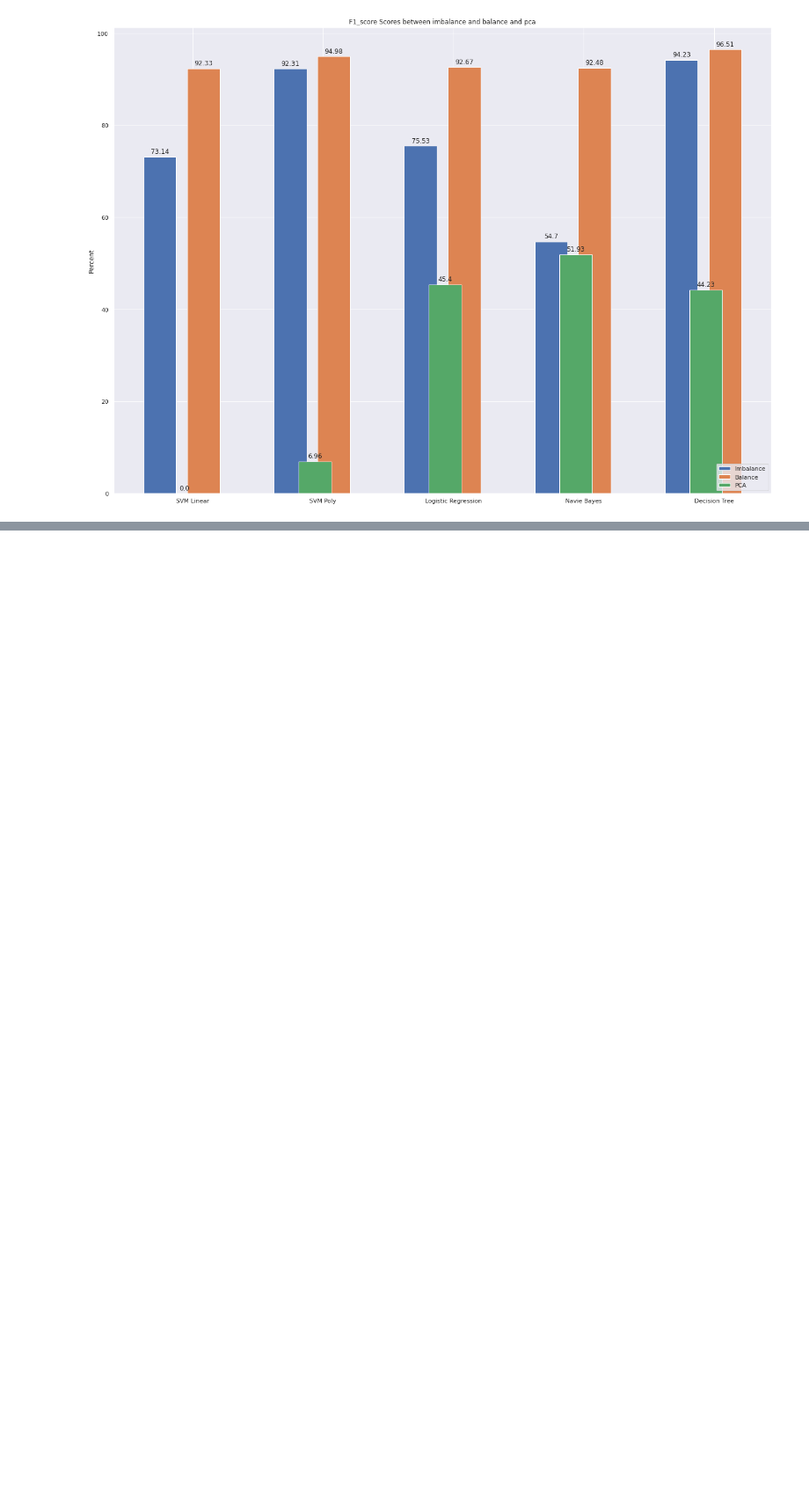
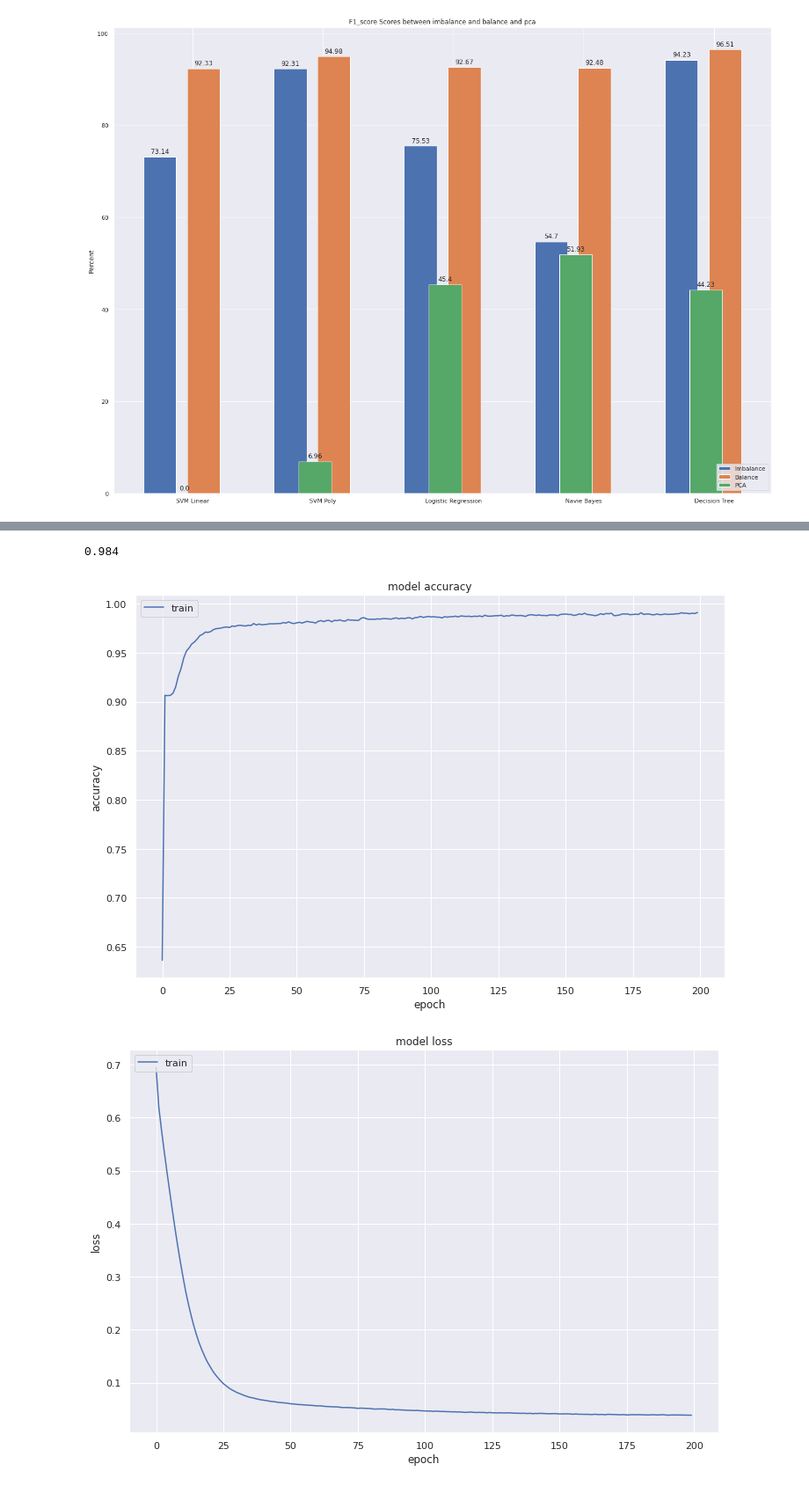
Before and after one commit to susannoo123/CS115, a Jupyter notebook: SVM_final.ipynb, the cells around one changed output, grey strips where cells are left out. Shown at 88% size. Drawn from its saved outputs; the diff is of its cells as text; code cells hidden in the pictures; blank space fills up the shorter version.

```diff
--- a/SVM_final.ipynb
+++ b/SVM_final.ipynb
@@ -1032,0 +1058,8 @@ VisualAllMethod(y_pred_list,y_pred_pca,"f1_score")
+# %%
+model = Sequential()
+model.add(Dense(11,activation='relu',input_dim=11))
+model.add(Dense(6, activation='sigmoid'))
+model.add(Dense(4, activation='relu'))
+model.add(Dense(1,activation='sigmoid'))
+
+model.compile(loss='binary_crossentropy',optimizer='rmsprop',metrics=['accuracy'])
@@ -1032,0 +1085,2 @@ VisualAllMethod(y_pred_list,y_pred_pca,"f1_score")
+# %%
+history = model.fit(X_train,y_train,epochs=200)
@@ -1032,0 +1110,28 @@ VisualAllMethod(y_pred_list,y_pred_pca,"f1_score")
+# %%
+y_pred_ann = np.array(y_pred_ann)
+accuracy_score(y_test,y_pred_ann)
+# %% [output]
+0.984
+# %%
+# summarize history for accuracy
+plt.figure(figsize=(12,8))
+plt.plot(history.history['accuracy'])
+plt.title('model accuracy')
+plt.ylabel('accuracy')
+plt.xlabel('epoch')
+plt.legend(['train', 'test'], loc='upper left')
+plt.savefig('accuracy.png')
+plt.show()
+
+# summarize history for loss
+plt.figure(figsize=(12,8))
+plt.plot(history.history['loss'])
+plt.title('model loss')
+plt.ylabel('loss')
+plt.xlabel('epoch')
+plt.legend(['train', 'test'], loc='upper left')
+plt.savefig('loss.png')
+plt.show()
+# %% [output]
+[figure, added]
+[figure, added]
```
Also changed, not shown: parts of 20 cells of this notebook.
